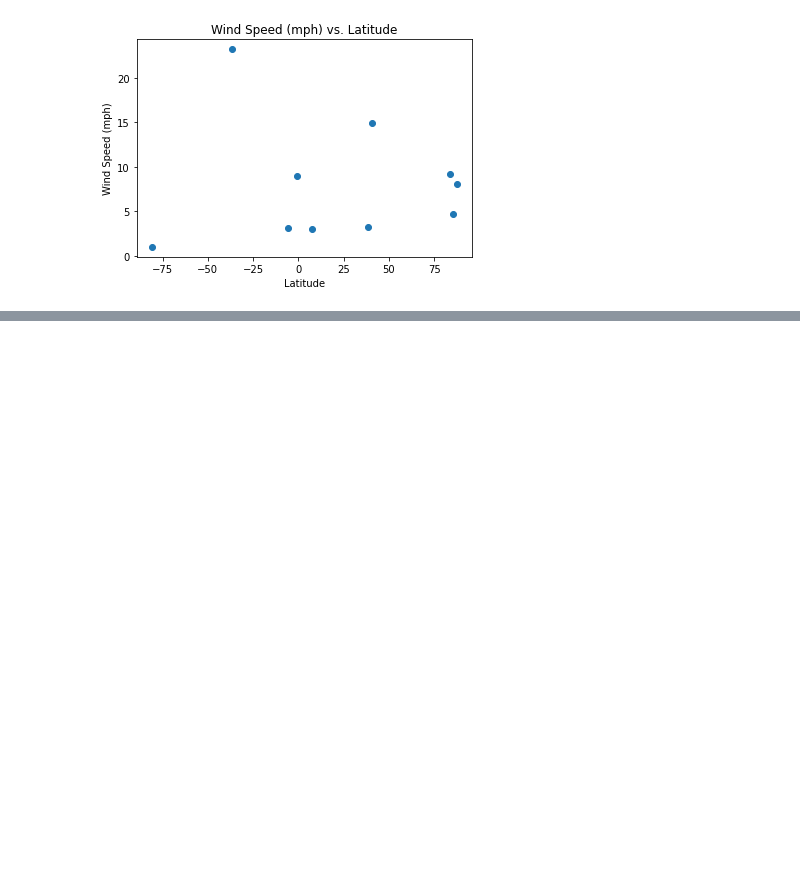
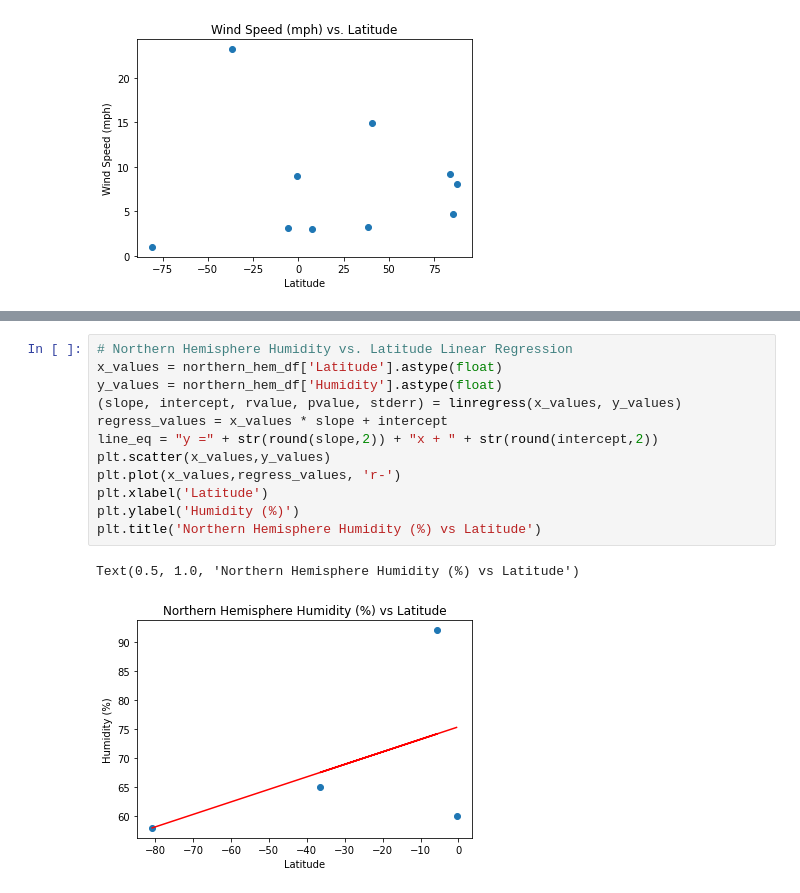
Before and after one commit to Barlow0471/Python-API-Challenge, a Jupyter notebook: WeatherPy/WeatherPy2.ipynb, the cells around one changed output, grey strips where cells are left out. Drawn from its saved outputs; the diff is of its cells as text; blank space fills up the shorter version.

```diff
--- a/WeatherPy/WeatherPy2.ipynb
+++ b/WeatherPy/WeatherPy2.ipynb
@@ -235,0 +191,15 @@ Text(0.5, 1.0, 'Wind Speed (mph) vs Latitude')
+# %%
+# Northern Hemisphere Humidity vs. Latitude Linear Regression
+x_values = northern_hem_df['Latitude'].astype(float)
+y_values = northern_hem_df['Humidity'].astype(float)
+(slope, intercept, rvalue, pvalue, stderr) = linregress(x_values, y_values)
+regress_values = x_values * slope + intercept
+line_eq = "y =" + str(round(slope,2)) + "x + " + str(round(intercept,2))
+plt.scatter(x_values,y_values)
+plt.plot(x_values,regress_values, 'r-')
+plt.xlabel('Latitude')
+plt.ylabel('Humidity (%)')
+plt.title('Northern Hemisphere Humidity (%) vs Latitude')
+# %% [output]
+Text(0.5, 1.0, 'Northern Hemisphere Humidity (%) vs Latitude')
+[figure, added]
```
Also changed, not shown: parts of 14 cells of this notebook, 1 other file.
